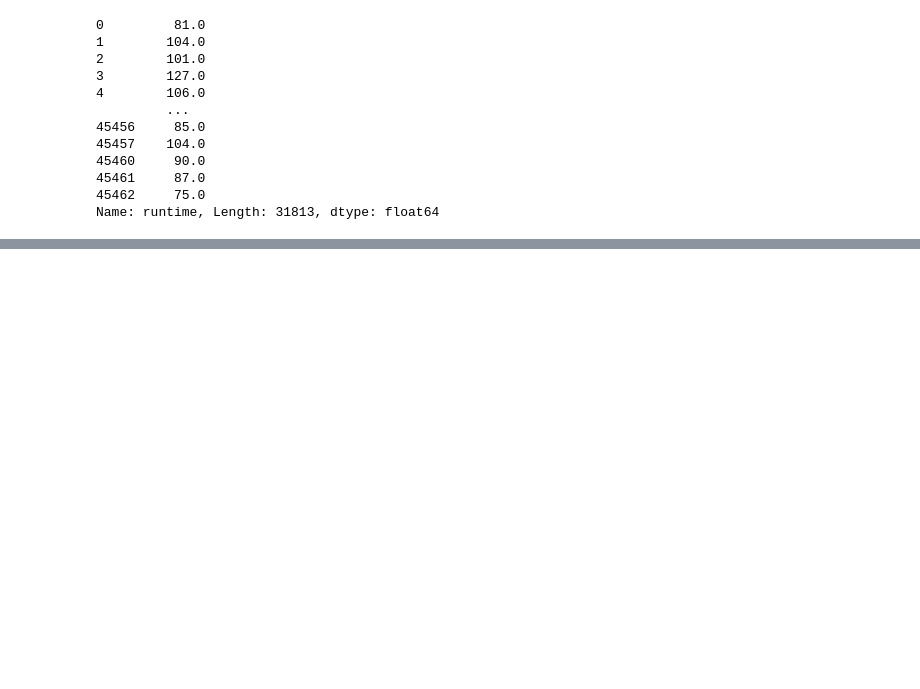
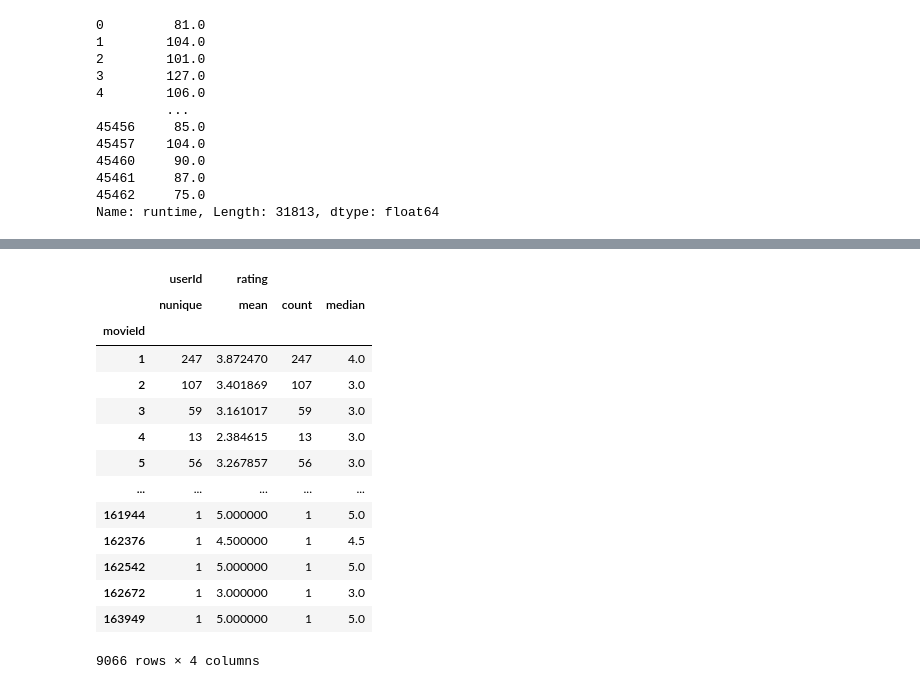
Before and after one commit to TurmaeUrsorum/Data_Science, a Jupyter notebook: 13. Project: Feature Engineering in Movie Analytics/feature_enginerring.ipynb, the cells around one changed output, grey strips where cells are left out. Cells and saved outputs as stored; diff of their text form; code cells hidden in the pictures; blank space fills up the shorter version.

```diff
--- a/13. Project: Feature Engineering in Movie Analytics/feature_enginerring.ipynb
+++ b/13. Project: Feature Engineering in Movie Analytics/feature_enginerring.ipynb
@@ -417,0 +495,21 @@ Name: runtime, Length: 31813, dtype: float64
+# %%
+rating.groupby("movieId").agg({
+    "userId": pd.Series.nunique,
+    "rating": ["mean", "count", "median"]
+})
+# %% [output]
+|  | userId | rating |  |  |
+|  | nunique | mean | count | median |
+| movieId |  |  |  |  |
+| 1 | 247 | 3.872470 | 247 | 4.0 |
+| 2 | 107 | 3.401869 | 107 | 3.0 |
+| 3 | 59 | 3.161017 | 59 | 3.0 |
+| 4 | 13 | 2.384615 | 13 | 3.0 |
+| 5 | 56 | 3.267857 | 56 | 3.0 |
+| ... | ... | ... | ... | ... |
+| 161944 | 1 | 5.000000 | 1 | 5.0 |
+| 162376 | 1 | 4.500000 | 1 | 4.5 |
+| 162542 | 1 | 5.000000 | 1 | 5.0 |
+| 162672 | 1 | 3.000000 | 1 | 3.0 |
+| 163949 | 1 | 5.000000 | 1 | 5.0 |
+9066 rows × 4 columns
```
Also changed, not shown: parts of 24 cells of this notebook.
